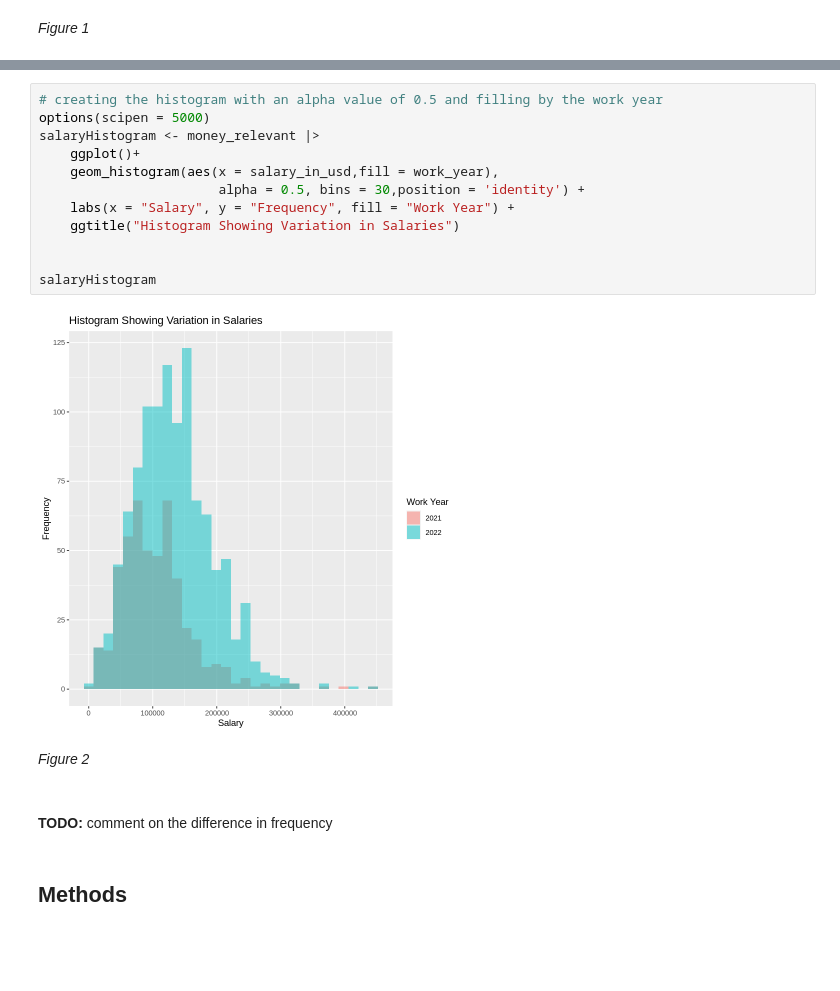
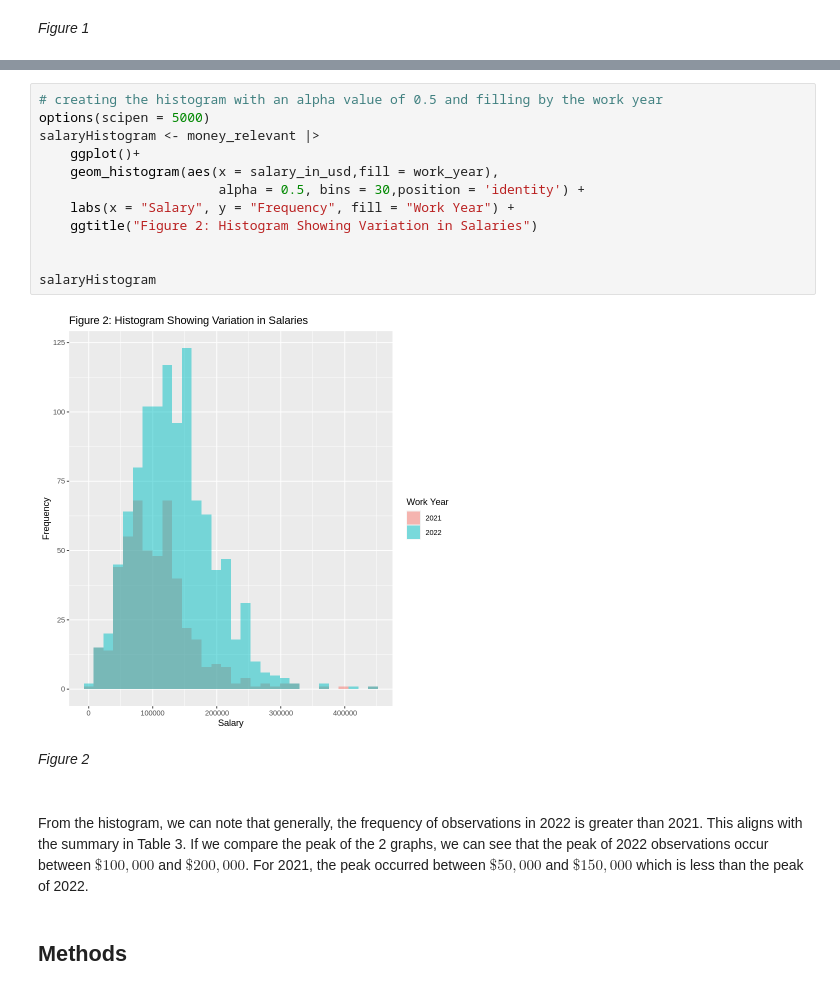
Before and after one commit to joelbonnie/CyberSecSalaryInference, a Jupyter notebook: finalReport.ipynb, the cells around one changed output, grey strips where cells are left out. Drawn from its saved outputs; the diff is of its cells as text; blank space fills up the shorter version.

```diff
--- a/finalReport.ipynb
+++ b/finalReport.ipynb
@@ -140,21 +154,22 @@ The boxplot shows that the average annual salary is greater in 2022 and in 2021,
 # %%
 # creating the histogram with an alpha value of 0.5 and filling by the work year
 options(scipen = 5000)
 salaryHistogram <- money_relevant |>
     ggplot()+
     geom_histogram(aes(x = salary_in_usd,fill = work_year),
                        alpha = 0.5, bins = 30,position = 'identity') +
     labs(x = "Salary", y = "Frequency", fill = "Work Year") +
-    ggtitle("Histogram Showing Variation in Salaries")
+    ggtitle("Figure 2: Histogram Showing Variation in Salaries")
 
 
 salaryHistogram
 # %% [output]
-[figure, old version]
+[figure, new version]
 # %% [markdown]
 *Figure 2*
 # %% [markdown]
-<br>**TODO:** comment on the difference in frequency
+<br>
+From the histogram, we can note that generally, the frequency of observations in 2022 is greater than 2021. This aligns with the summary in Table 3. If we compare the peak of the 2 graphs, we can see that the peak of 2022 observations occur between $\$100,000$ and $ \$200,000$. For 2021, the peak occurred between $\$50,000$ and $\$150,000$ which is less than the peak of 2022.
 # %% [markdown]
 ## Methods
 # %% [markdown]
```
Also changed, not shown: parts of 29 cells of this notebook.
